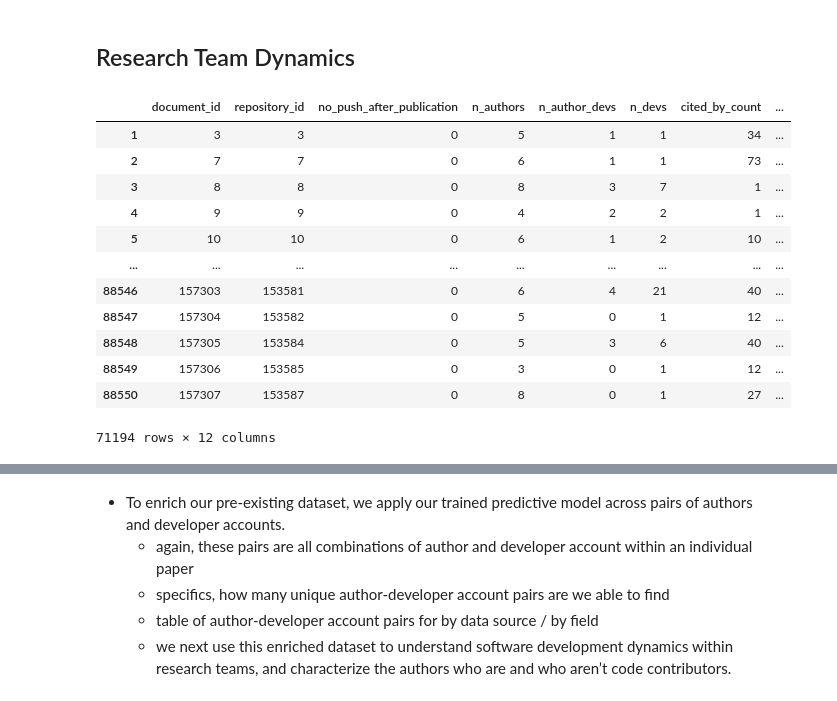
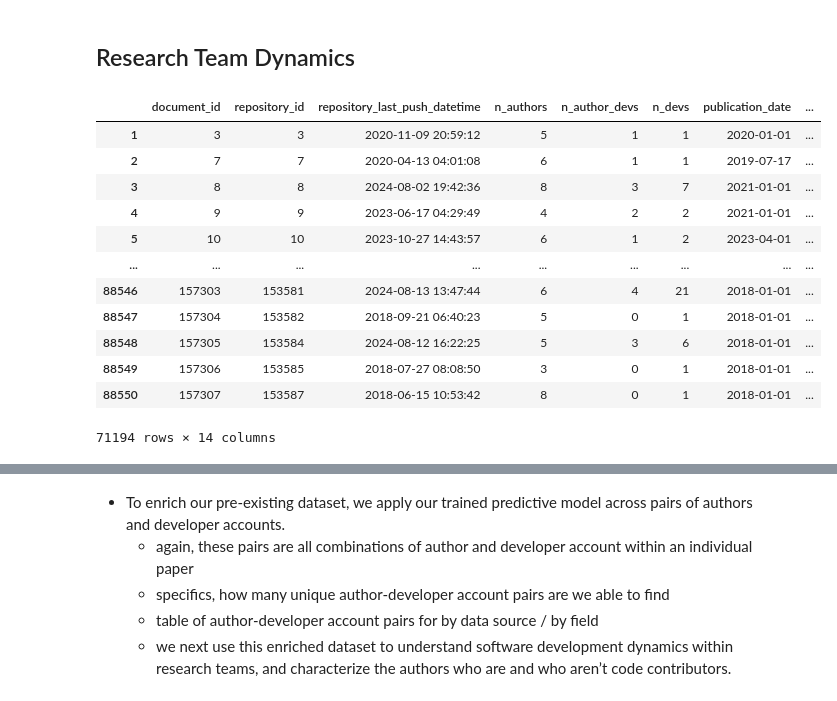
Before and after one commit to evamaxfield/rs-graph, a Jupyter notebook: publications/qss-code-authors/qss-code-authors.ipynb, the cells around one changed output, grey strips where cells are left out. Saved outputs shown, nothing was run; the diff lists cells and outputs as text; code cells hidden in the pictures.

```diff
--- a/publications/qss-code-authors/qss-code-authors.ipynb
+++ b/publications/qss-code-authors/qss-code-authors.ipynb
@@ -1211,6 +1076,7 @@ docs_w_1_citation = docs_w_1_citation[
         "id",
         "publication_date",
         "cited_by_count",
+        "fwci",
         "is_open_access",
     ]
 ]
@@ -1266,14 +1132,16 @@ docs_w_1_citation = docs_w_1_citation.drop_duplicates(
     subset=["repository_id"], keep=False
 )
 
+from tqdm import tqdm
+
 # Iter over articles and get the team composition info
 team_composition_rows = []
-for _, row in docs_w_1_citation.iterrows():
+for _, row in tqdm(
+    docs_w_1_citation.iterrows(),
+    total=len(docs_w_1_citation),
+):
     # Get a boolean value for "no pushes after publication"
     repo_details = repositories.loc[repositories["id"] == row["repository_id"]].iloc[0]
-    no_push_after_publication = (
-        repo_details["last_pushed_datetime"] < row["publication_date"]
-    )
 
     # Get the number of authors
     author_ids = document_contributors.loc[
@@ -1322,52 +1190,57 @@ for _, row in docs_w_1_citation.iterrows():
         {
             "document_id": row["document_id"],
             "repository_id": row["repository_id"],
-            "no_push_after_publication": int(no_push_after_publication),
+            "repository_last_push_datetime": repo_details["last_pushed_datetime"],
             "n_authors": n_authors,
             "n_author_devs": n_author_devs,
             "n_devs": n_devs,
         }
     )
 
 # Create dataframe
 team_composition = pd.DataFrame(team_composition_rows)
 
 # Merge with docs_w_1_citation
 team_composition = team_composition.merge(
     docs_w_1_citation,
     left_on=["document_id", "repository_id"],
     right_on=["document_id", "repository_id"],
 )
 
 # Filter out papers with less than 3 authors or 1 dev
 team_composition = team_composition.loc[team_composition["n_authors"] >= 3]
 team_composition = team_composition.loc[team_composition["n_devs"] >= 1]
 
 # Create a pct_authors_contributing_code column
 team_composition["pct_authors_contributing_code"] = (
     team_composition["n_author_devs"] / team_composition["n_authors"]
 )
 
+# Convert datetimes to datetime
+team_composition["publication_date"] = pd.to_datetime(
+    team_composition["publication_date"]
+)
+team_composition["repository_last_push_datetime"] = pd.to_datetime(
+    team_composition["repository_last_push_datetime"]
+)
+
 # Calculate years since publication from 2024-11-01
 team_composition["years_since_publication"] = (
-    pd.to_datetime("2024-11-01") - pd.to_datetime(team_composition["publication_date"])
+    pd.to_datetime("2024-11-01") - team_composition["publication_date"]
 ).dt.days / 365.25
 
-# Drop publication_date
-team_composition = team_composition.drop(columns=["publication_date"])
-
 team_composition
 # %% [output]
-|  | document_id | repository_id | no_push_after_publication | n_authors | n_author_devs | n_devs | cited_by_count | ... |
-| 1 | 3 | 3 | 0 | 5 | 1 | 1 | 34 | ... |
-| 2 | 7 | 7 | 0 | 6 | 1 | 1 | 73 | ... |
-| 3 | 8 | 8 | 0 | 8 | 3 | 7 | 1 | ... |
-| 4 | 9 | 9 | 0 | 4 | 2 | 2 | 1 | ... |
-| 5 | 10 | 10 | 0 | 6 | 1 | 2 | 10 | ... |
+|  | document_id | repository_id | repository_last_push_datetime | n_authors | n_author_devs | n_devs | publication_date | ... |
+| 1 | 3 | 3 | 2020-11-09 20:59:12 | 5 | 1 | 1 | 2020-01-01 | ... |
+| 2 | 7 | 7 | 2020-04-13 04:01:08 | 6 | 1 | 1 | 2019-07-17 | ... |
+| 3 | 8 | 8 | 2024-08-02 19:42:36 | 8 | 3 | 7 | 2021-01-01 | ... |
+| 4 | 9 | 9 | 2023-06-17 04:29:49 | 4 | 2 | 2 | 2021-01-01 | ... |
+| 5 | 10 | 10 | 2023-10-27 14:43:57 | 6 | 1 | 2 | 2023-04-01 | ... |
 | ... | ... | ... | ... | ... | ... | ... | ... | ... |
-| 88546 | 157303 | 153581 | 0 | 6 | 4 | 21 | 40 | ... |
-| 88547 | 157304 | 153582 | 0 | 5 | 0 | 1 | 12 | ... |
-| 88548 | 157305 | 153584 | 0 | 5 | 3 | 6 | 40 | ... |
-| 88549 | 157306 | 153585 | 0 | 3 | 0 | 1 | 12 | ... |
-| 88550 | 157307 | 153587 | 0 | 8 | 0 | 1 | 27 | ... |
+| 88546 | 157303 | 153581 | 2024-08-13 13:47:44 | 6 | 4 | 21 | 2018-01-01 | ... |
+| 88547 | 157304 | 153582 | 2018-09-21 06:40:23 | 5 | 0 | 1 | 2018-01-01 | ... |
+| 88548 | 157305 | 153584 | 2024-08-12 16:22:25 | 5 | 3 | 6 | 2018-01-01 | ... |
+| 88549 | 157306 | 153585 | 2018-07-27 08:08:50 | 3 | 0 | 1 | 2018-01-01 | ... |
+| 88550 | 157307 | 153587 | 2018-06-15 10:53:42 | 8 | 0 | 1 | 2018-01-01 | ... |
-71194 rows × 12 columns
+71194 rows × 14 columns
```
Also changed, not shown: parts of 14 cells of this notebook.
